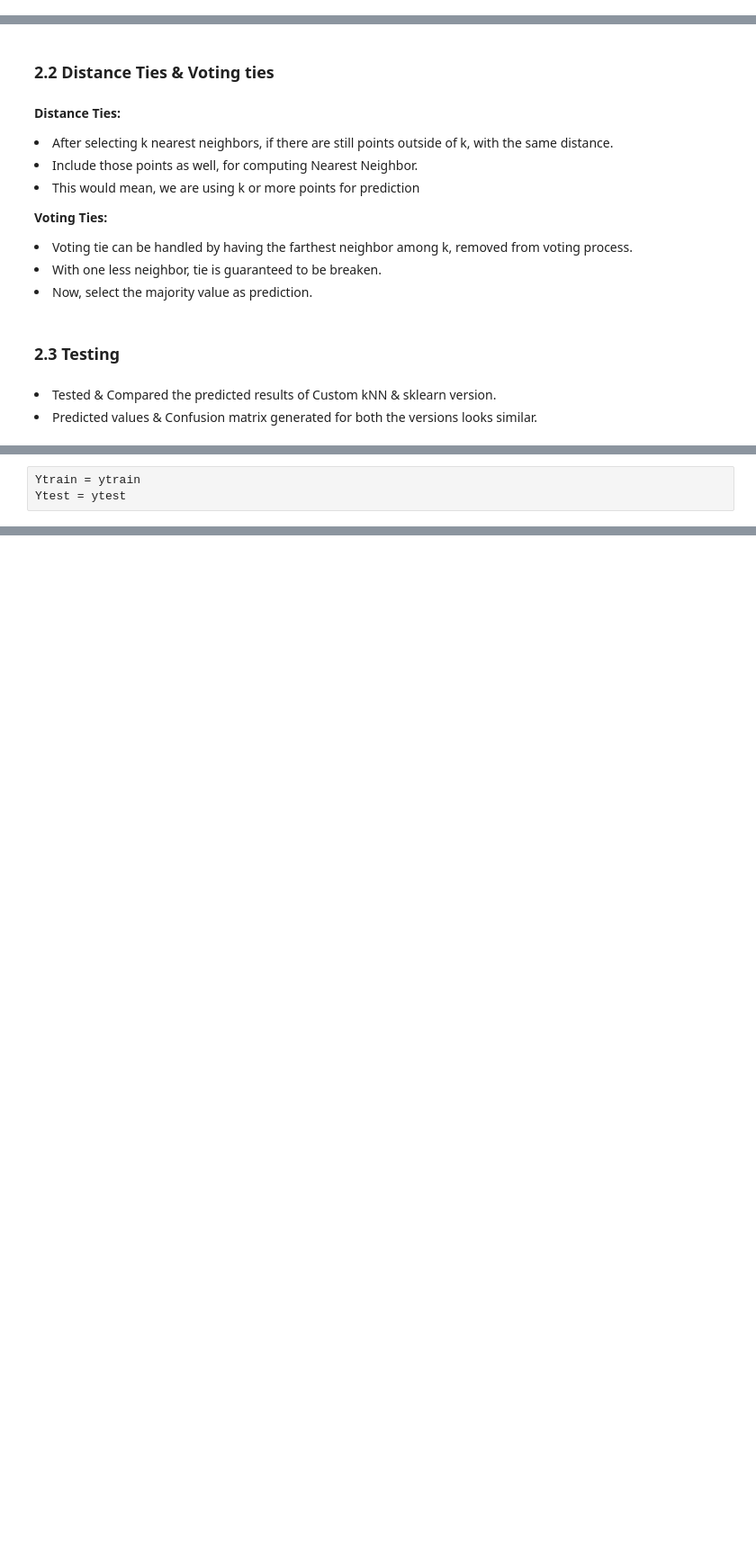
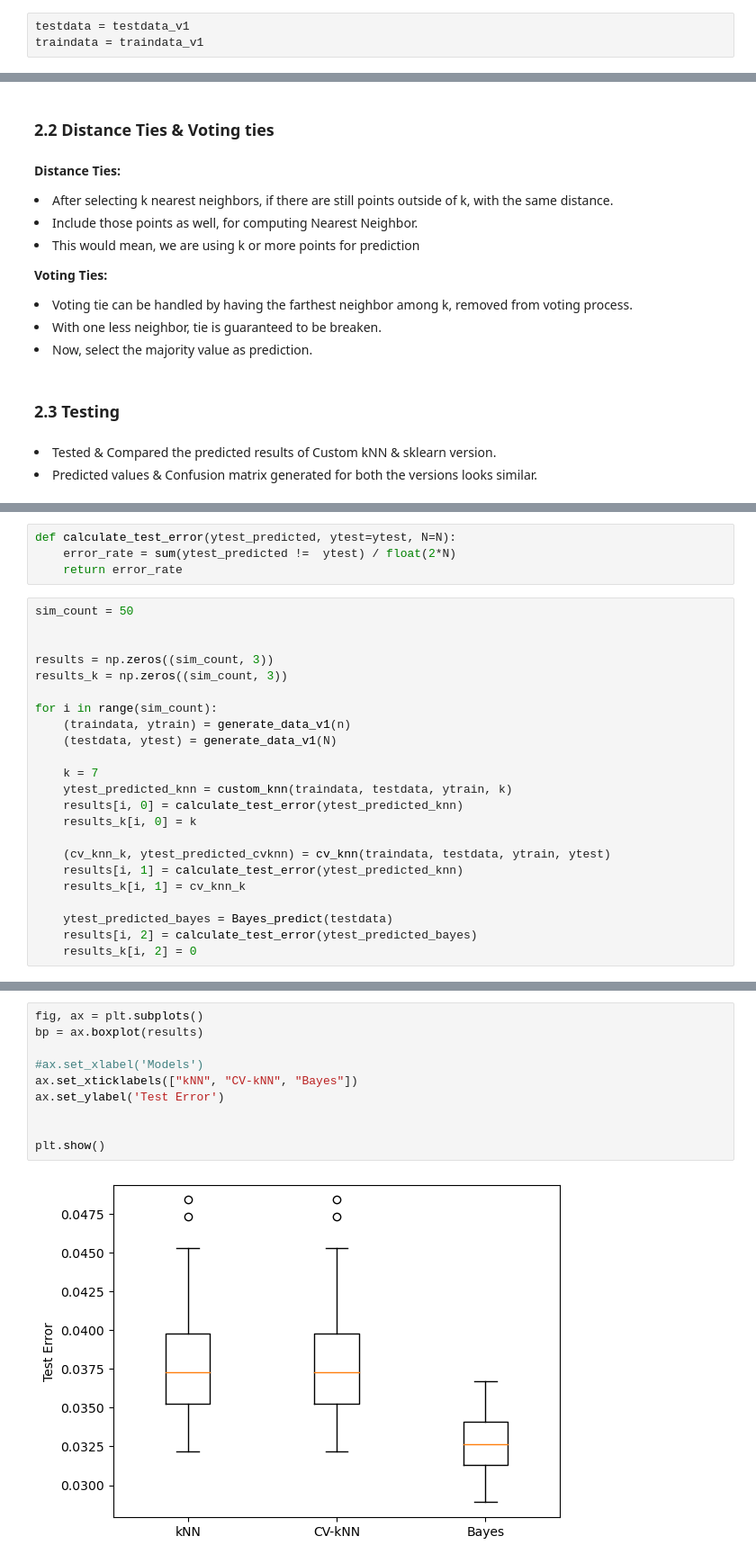
Before and after one commit to yogamaha/cs598-psl, a Jupyter notebook: ca-1/ca-1.ipynb, the cells around one changed output, grey strips where cells are left out. Shown at 90% size. Saved outputs shown, nothing was run; the diff lists cells and outputs as text; blank space fills up the shorter version.

```diff
--- a/ca-1/ca-1.ipynb
+++ b/ca-1/ca-1.ipynb
@@ -210 +194,4 @@ traindata = traindata_v2
+# %%
+testdata = testdata_v1
+traindata = traindata_v1
 # %% [markdown]
@@ -391,3 +365,0 @@ Test your code with the training/test data you just generated. Report your resul
-# %%
-Ytrain = ytrain
-Ytest = ytest
@@ -528,0 +518,27 @@ The confusion matrix based on bayes rule is:
+# %%
+def calculate_test_error(ytest_predicted, ytest=ytest, N=N):
+    error_rate = sum(ytest_predicted !=  ytest) / float(2*N)
+    return error_rate
+# %%
+sim_count = 50
+
+
+results = np.zeros((sim_count, 3))
+results_k = np.zeros((sim_count, 3))
+
+for i in range(sim_count):
+    (traindata, ytrain) = generate_data_v1(n)
+    (testdata, ytest) = generate_data_v1(N)
+
+    k = 7
+    ytest_predicted_knn = custom_knn(traindata, testdata, ytrain, k)
+    results[i, 0] = calculate_test_error(ytest_predicted_knn)
+    results_k[i, 0] = k
+
+    (cv_knn_k, ytest_predicted_cvknn) = cv_knn(traindata, testdata, ytrain, ytest)
+    results[i, 1] = calculate_test_error(ytest_predicted_knn)
+    results_k[i, 1] = cv_knn_k
+
+    ytest_predicted_bayes = Bayes_predict(testdata)
+    results[i, 2] = calculate_test_error(ytest_predicted_bayes)
+    results_k[i, 2] = 0
@@ -528,0 +547,12 @@ The confusion matrix based on bayes rule is:
+# %%
+fig, ax = plt.subplots()
+bp = ax.boxplot(results)
+
+#ax.set_xlabel('Models')
+ax.set_xticklabels(["kNN", "CV-kNN", "Bayes"])
+ax.set_ylabel('Test Error')
+
+
+plt.show()
+# %% [output]
+[figure, added]
```
Also changed, not shown: parts of 62 cells of this notebook, 1 other file.
